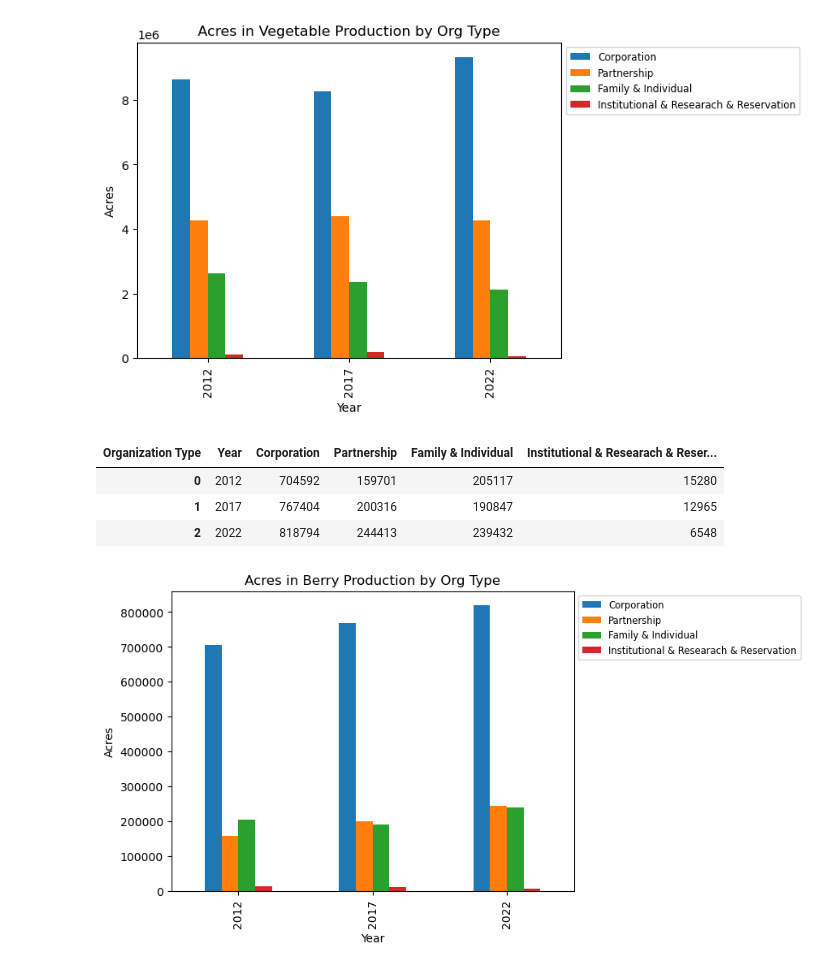
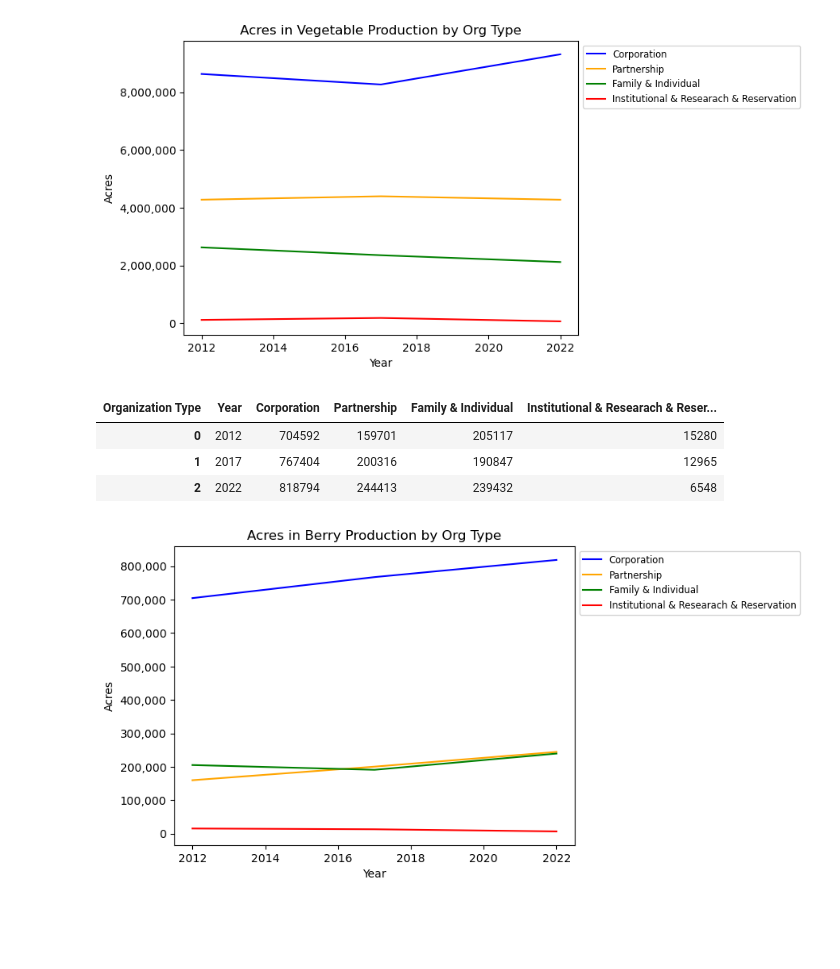
Before and after one commit to nealhalper/USDA_production, a Jupyter notebook: notebooks/operation_types_area.ipynb, the cells around one changed output. Drawn from its saved outputs; the diff is of its cells as text; code cells hidden in the pictures; blank space fills up the shorter version.

Commit message:
internal demo push

```diff
--- a/notebooks/operation_types_area.ipynb
+++ b/notebooks/operation_types_area.ipynb
@@ -47,23 +47,25 @@ all_commoditites['Farm Size'] = all_commoditites['Domain Category'].map(lambda x
 # %%
 demo_vegetables = demo_vegetables.loc[demo_vegetables['Value'] != ' (D)']
 demo_vegetables = demo_vegetables.loc[demo_vegetables['Value'] != ' (Z)']
 demo_vegetables['Value'] = demo_vegetables['Value'].str.replace(',', '')
 demo_vegetables['Value'] = pd.to_numeric(demo_vegetables.Value, downcast='integer').fillna(0)
 demo_vegetables_area = demo_vegetables.loc[(demo_vegetables['Domain'] == 'ORGANIZATION')
                 & (demo_vegetables['Data Item'] == 'VEGETABLE TOTALS, IN THE OPEN - ACRES IN PRODUCTION')].groupby(
                 ['Year', 'Organization Type']).sum(
                 'Value').fillna(0).reset_index()
 demo_vegetables_area = demo_vegetables_area.pivot(index = 'Year', columns = 'Organization Type', values = 'Value').reset_index()
 demo_vegetables_area = demo_vegetables_area[['Year', 'Corporation', 'Partnership', 'Family & Individual', 'Institutional & Researach & Reservation']]
 demo_vegetables_area_graph = demo_vegetables_area.plot(x = 'Year', y = list(
     demo_vegetables_area.columns.unique()[1:5]),
-                                            kind = "bar", title = "Acres in Vegetable Production by Org Type",
-                                                      ylabel = "Acres").legend(
+                                            kind = "line", title = "Acres in Vegetable Production by Org Type",
+                                                      ylabel = "Acres", color = ['blue', 'orange', 'green', 'red']).legend(
     bbox_to_anchor = (1.0,1.0),
     fontsize = 'small').get_figure()
-demo_vegetables_area_graph.savefig('demo_vegetables_area_graph.png', transparent=True, bbox_inches='tight')
+y_values = plt.gca().get_yticks()
+plt.gca().set_yticklabels(['{:,.0f}'.format(x) for x in y_values])
+demo_vegetables_area_graph.savefig('graphs/demo_vegetables_area_graph.png', transparent=True, bbox_inches='tight')
 # %% [output]
-[figure, old version]
+[figure, new version]
 # %%
 demo_berries = demo_berries.loc[demo_berries['Value'] != ' (D)']
 demo_berries = demo_berries.loc[demo_berries['Value'] != ' (Z)']
@@ -83,13 +85,15 @@ demo_berries_area
 | 2 | 2022 | 818794 | 244413 | 239432 | 6548 |
 # %%
 demo_berries_area_graph = demo_berries_area.plot(x = 'Year', y = list(
-    demo_berries_area.columns.unique()[1:5]), kind = "bar", title = "Acres in Berry Production by Org Type",
-                                                ylabel = "Acres").legend(
+    demo_berries_area.columns.unique()[1:5]), kind = "line", title = "Acres in Berry Production by Org Type",
+                                                ylabel = "Acres", color = ['blue', 'orange', 'green', 'red']).legend(
     bbox_to_anchor = (1.0,1.0),
     fontsize = 'small').get_figure()
-demo_berries_area_graph.savefig('demo_berries_area_graph.png', transparent=True, bbox_inches='tight')
+y_values = plt.gca().get_yticks()
+plt.gca().set_yticklabels(['{:,.0f}'.format(x) for x in y_values])
+demo_berries_area_graph.savefig('graphs/demo_berries_area_graph.png', transparent=True, bbox_inches='tight')
 # %% [output]
-[figure, old version]
+[figure, new version]
 # %%
 demo_citrus = demo_citrus.loc[demo_citrus['Value'] != ' (D)']
 demo_citrus = demo_citrus.loc[demo_citrus['Value'] != ' (Z)']
```
Also changed, not shown: parts of 9 cells of this notebook, 30 other files.
